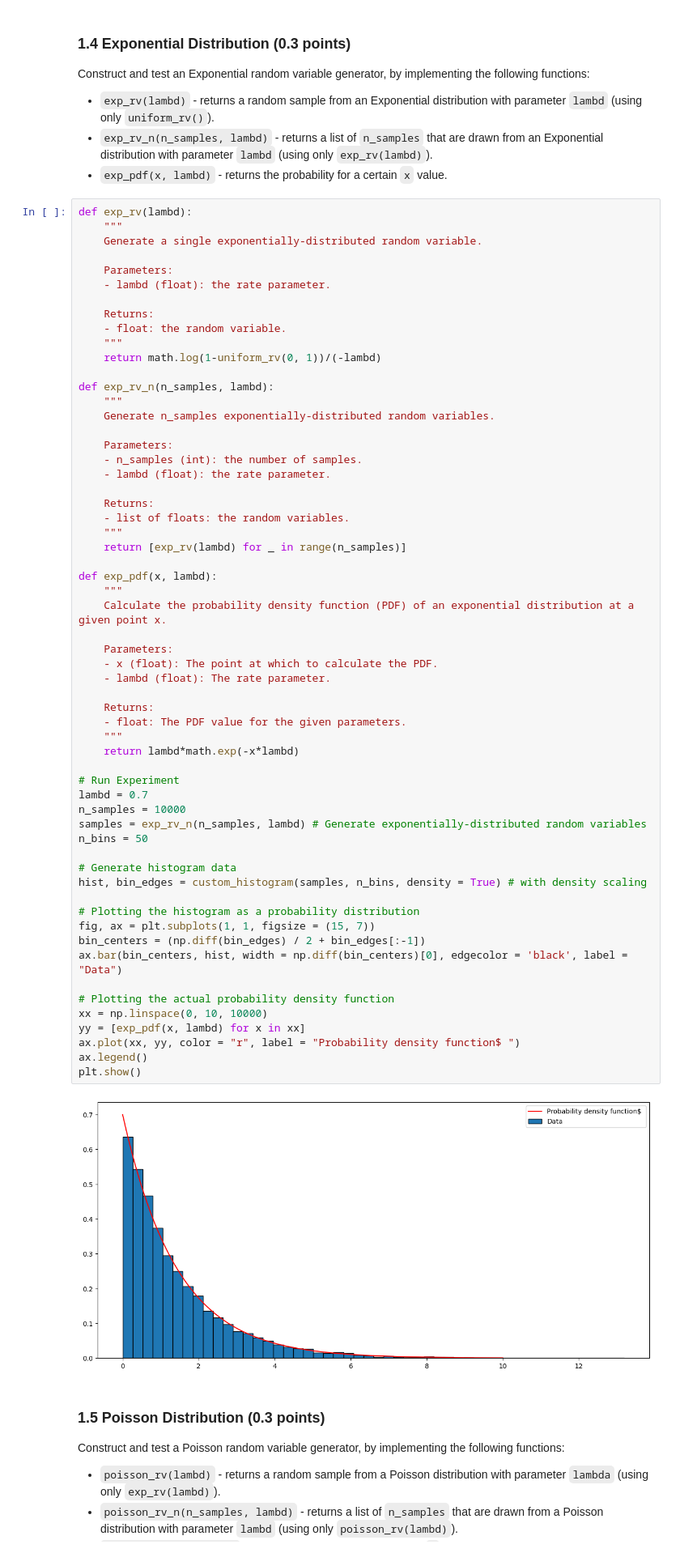
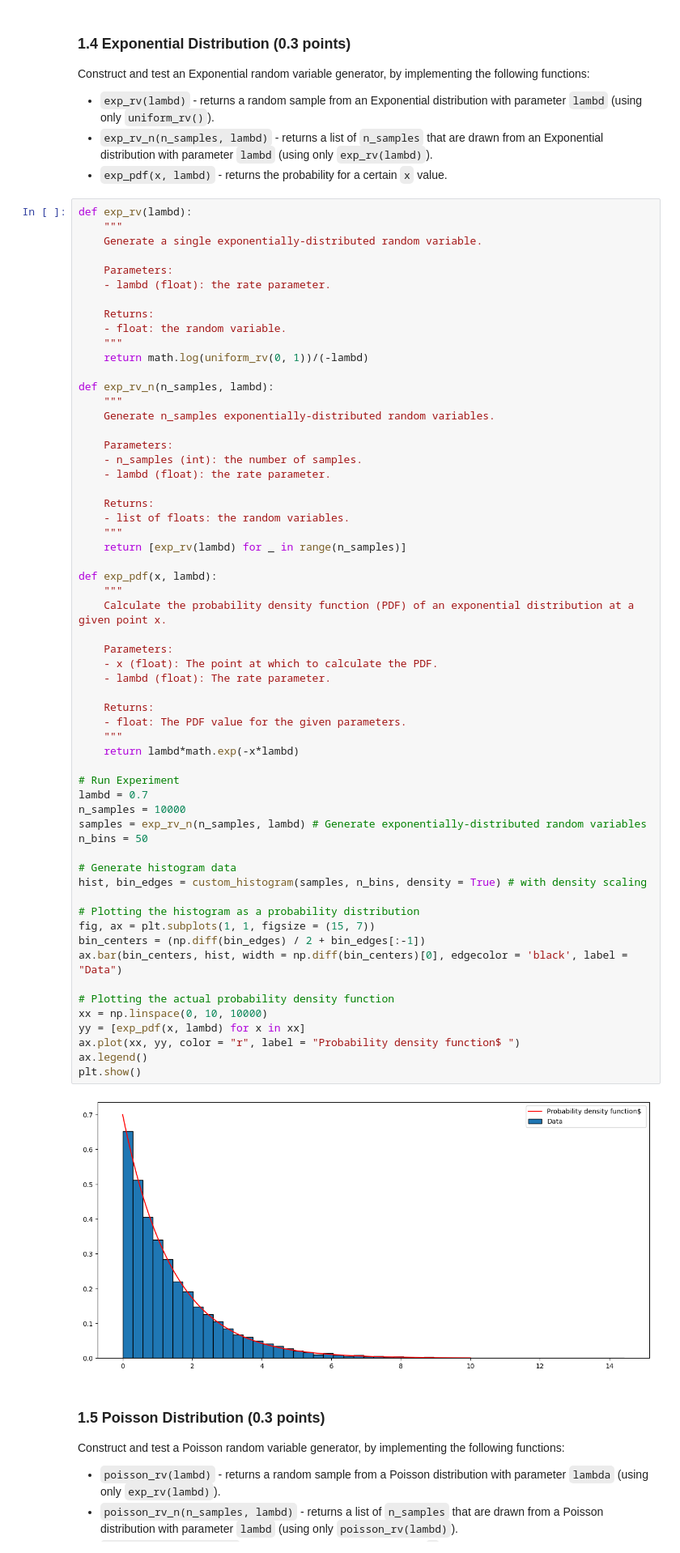
Before and after one commit to FilippMolnar/simulation-based-approximation, a Jupyter notebook: assignment.ipynb, the cells around one changed output. Shown at 81% size. Drawn from its saved outputs; the diff is of its cells as text.

```diff
--- a/assignment.ipynb
+++ b/assignment.ipynb
@@ -352,7 +352,7 @@ def exp_rv(lambd):
     Returns:
     - float: the random variable.
     """
-    return math.log(1-uniform_rv(0, 1))/(-lambd)
+    return math.log(uniform_rv(0, 1))/(-lambd)
 
 def exp_rv_n(n_samples, lambd):
     """
@@ -374,34 +374,34 @@ def exp_pdf(x, lambd):
     Parameters:
     - x (float): The point at which to calculate the PDF.
     - lambd (float): The rate parameter.
 
     Returns:
     - float: The PDF value for the given parameters.
     """
     return lambd*math.exp(-x*lambd)
 
 # Run Experiment
 lambd = 0.7
 n_samples = 10000
 samples = exp_rv_n(n_samples, lambd) # Generate exponentially-distributed random variables
 n_bins = 50
 
 # Generate histogram data
 hist, bin_edges = custom_histogram(samples, n_bins, density = True) # with density scaling
 
 # Plotting the histogram as a probability distribution
 fig, ax = plt.subplots(1, 1, figsize = (15, 7))
 bin_centers = (np.diff(bin_edges) / 2 + bin_edges[:-1])
 ax.bar(bin_centers, hist, width = np.diff(bin_centers)[0], edgecolor = 'black', label = "Data")
 
 # Plotting the actual probability density function
 xx = np.linspace(0, 10, 10000)
 yy = [exp_pdf(x, lambd) for x in xx]
 ax.plot(xx, yy, color = "r", label = "Probability density function$ ")
 ax.legend()
 plt.show()
 # %% [output]
-[figure, old version]
+[figure, new version]
 # %% [markdown]
 ### 1.5 Poisson Distribution (0.3 points)
 
```
Also changed, not shown: parts of 9 cells of this notebook.
